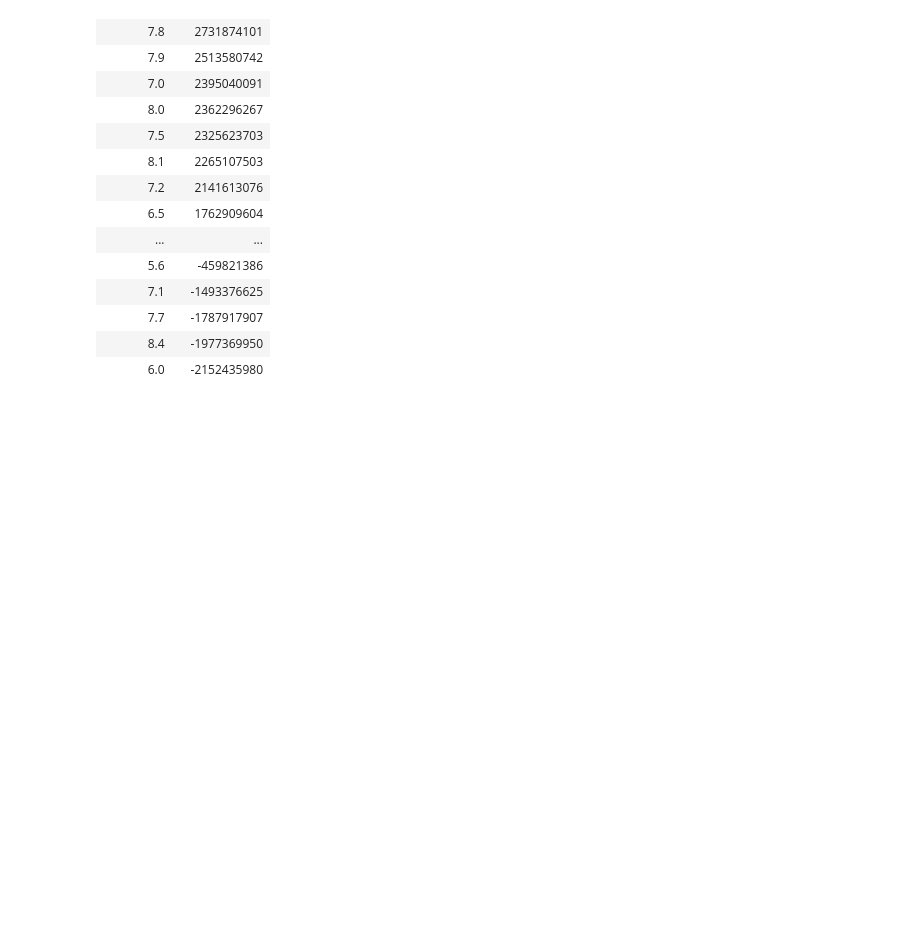
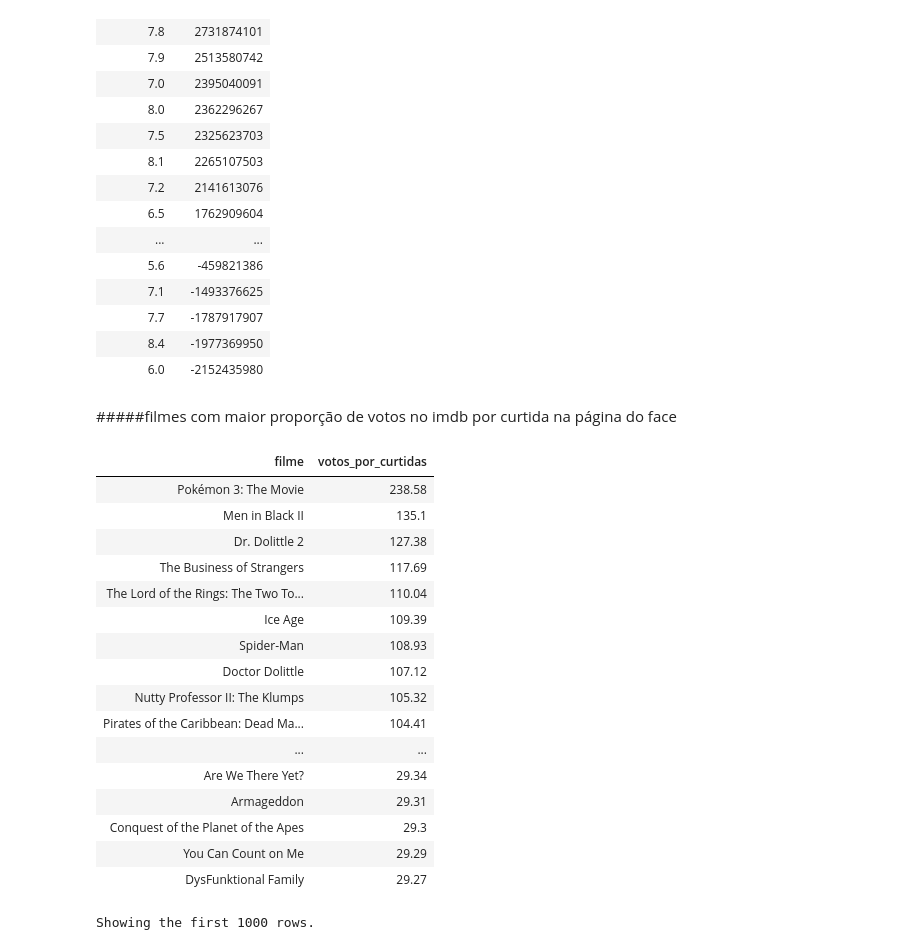
Before and after one commit to AldenisFranca/big_data1_ada, a Jupyter notebook: projeto_final_big_data.ipynb, the cells around one changed output. Drawn from its saved outputs; the diff is of its cells as text; code cells hidden in the pictures; blank space fills up the shorter version.

```diff
--- a/projeto_final_big_data.ipynb
+++ b/projeto_final_big_data.ipynb
@@ -477,3 +509,59 @@ order by
 | 7.7 | -1787917907 |
 | 8.4 | -1977369950 |
 | 6.0 | -2152435980 |
+# %% [markdown]
+#####filmes com maior proporção de votos no imdb por curtida na página do face
+# %%
+%sql with facebook_table as (
+  select
+    id_hashed as id_1,
+    movie_facebook_likes
+  from
+    df_facebook
+),
+info_movie_table as (
+  select
+    id_hashed as id_2,
+    movie_title
+  from
+    df_info_movie
+  where
+    movie_title is not null
+),
+reviews_table as (
+  select
+    id_hashed as id_3,
+    num_voted_users
+  from
+    df_reviews
+)
+select
+  movie_title as filme,
+  round(num_voted_users / movie_facebook_likes, 2) as votos_por_curtidas
+from
+  facebook_table
+  inner join info_movie_table on facebook_table.id_1 = info_movie_table.id_2
+  inner join reviews_table on facebook_table.id_1 = reviews_table.id_3
+where
+  num_voted_users / movie_facebook_likes is not null
+order by
+  votos_por_curtidas desc
+# %% [output]
+| filme | votos_por_curtidas |
+| Pokémon 3: The Movie | 238.58 |
+| Men in Black II | 135.1 |
+| Dr. Dolittle 2 | 127.38 |
+| The Business of Strangers | 117.69 |
+| The Lord of the Rings: The Two To... | 110.04 |
+| Ice Age | 109.39 |
+| Spider-Man | 108.93 |
+| Doctor Dolittle | 107.12 |
+| Nutty Professor II: The Klumps | 105.32 |
+| Pirates of the Caribbean: Dead Ma... | 104.41 |
+| ... | ... |
+| Are We There Yet? | 29.34 |
+| Armageddon | 29.31 |
+| Conquest of the Planet of the Apes | 29.3 |
+| You Can Count on Me | 29.29 |
+| DysFunktional Family | 29.27 |
+Showing the first 1000 rows.
```
Also changed, not shown: parts of 5 cells of this notebook.
